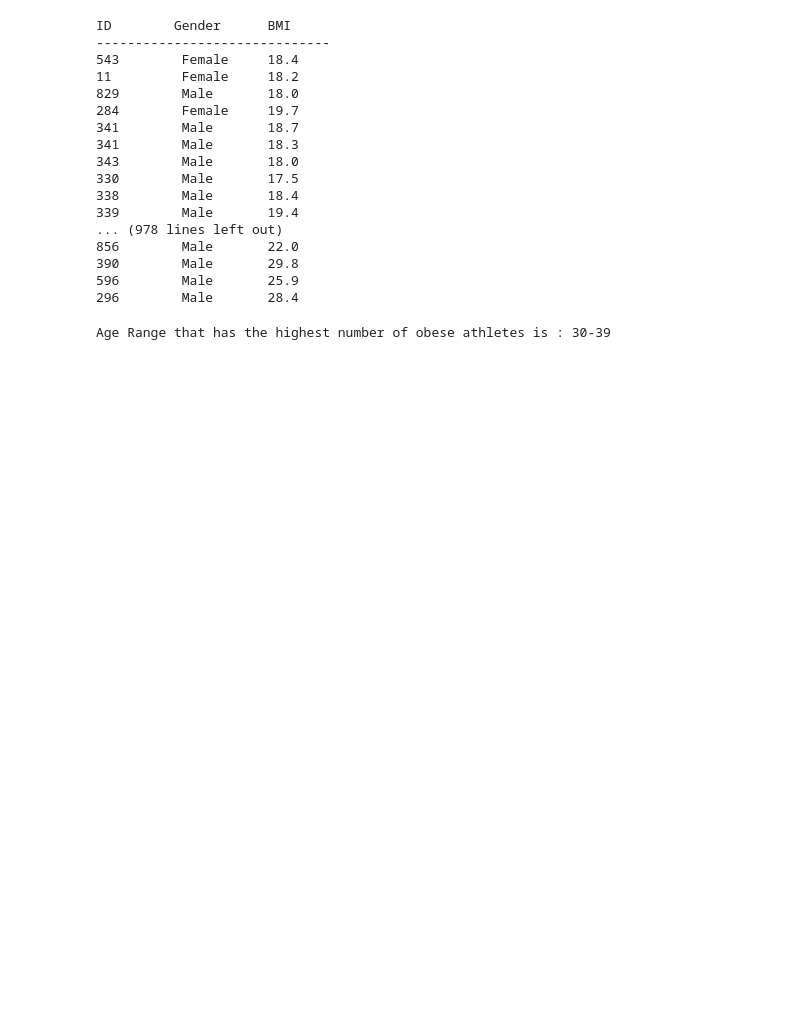
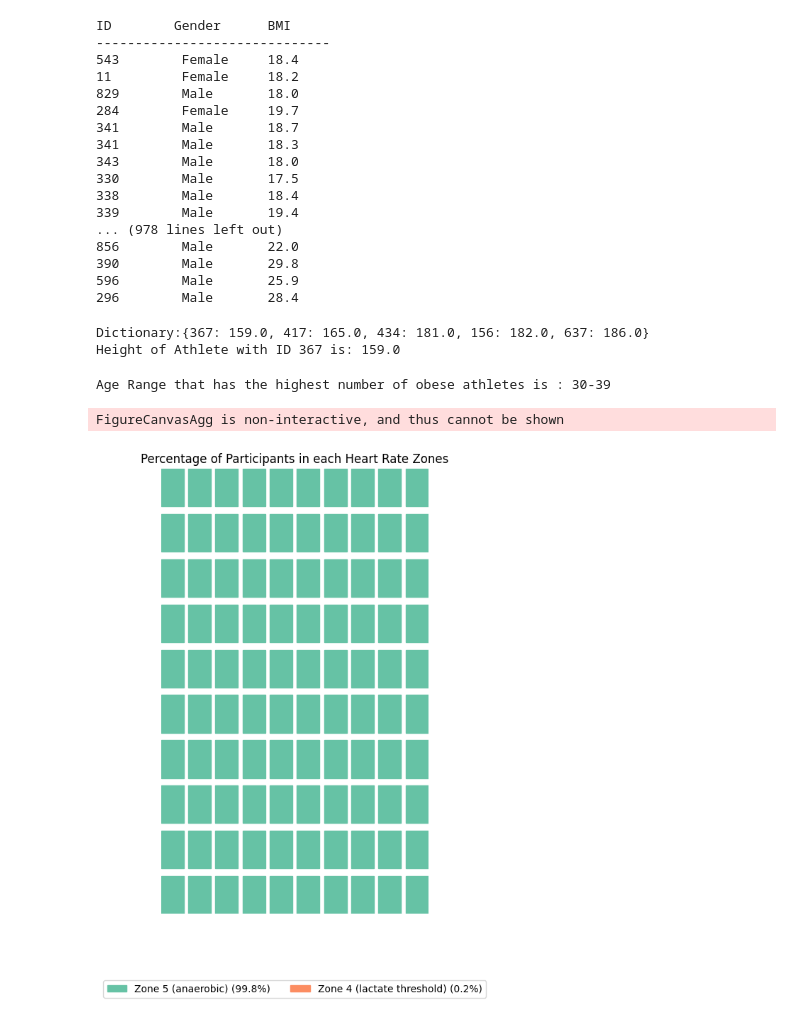
Before and after one commit to Chaithra-Git/Team7_LambdaLegends_PythonHackathon_APRIL25, a Jupyter notebook: chaithra_17-32.ipynb, the cells around one changed output. Cells and saved outputs as stored; diff of their text form; code cells hidden in the pictures; blank space fills up the shorter version.

```diff
--- a/chaithra_17-32.ipynb
+++ b/chaithra_17-32.ipynb
@@ -284,6 +285,26 @@ plot = px.sunburst(df_subject,
 )
 
 plot.show()
+# %%
+#Q28 -  Create a dictionary using any 5 random Athletes ID and their height. Access any one height using the Athlete ID with get() function.
+
+#Get 5 random athletes
+df_random_athletes = df_subject.sample(5)
+
+#Create a dictionary with ID as key and Height of athlete as value
+random_athletes_dict = dict(zip(df_random_athletes['ID'],df_random_athletes['Height']))
+
+#Get the ID of first athlete from dictionary
+random_athlete_id = list(random_athletes_dict.keys())[0]
+
+#Use get() to to access Height of thefirst athlete from dictionary
+random_athlete_height = random_athletes_dict.get(random_athlete_id)
+
+print(f"Dictionary:{random_athletes_dict}")
+print(f"Height of Athlete with ID {random_athlete_id} is: {random_athlete_height}")
+# %% [output]
+Dictionary:{367: 159.0, 417: 165.0, 434: 181.0, 156: 182.0, 637: 186.0}
+Height of Athlete with ID 367 is: 159.0
 # %%
 #Q29 - Find which age range has the highest number of obese athletes
 
@@ -299,3 +320,33 @@ max_age_range = age_range_counts.idxmax()
 print(f"Age Range that has the highest number of obese athletes is : {max_age_range}")
 # %% [output]
 Age Range that has the highest number of obese athletes is : 30-39
+# %%
+#Q.30 Create a waffle chart to show the percentage of participant in each HR zone. (followed by question 23)
+
+#Count the number of participants in each HR zone
+zone_counts = hr_zone['HR Zone'].value_counts()
+
+#Total Particpants
+total_participants = len(hr_zone)
+
+#Calculate the percentage of participants in each HR zone
+hr_zone_percentage = {zone: count/total_participants *100
+                      for zone,count in zone_counts.items()}
+
+#Display Waffle chart
+plot = plt.figure(
+    figsize=(12, 8),
+    FigureClass=Waffle,
+    rows=10,
+    values=hr_zone_percentage,
+    title={'label': 'Percentage of Participants in each Heart Rate Zones', 'loc': 'center'},
+    labels=[f"{k} ({v:.1f}%)" for k,v in hr_zone_percentage.items()],
+    legend={'loc': 'lower center', 'bbox_to_anchor': (0.5, -0.2), 'ncol': 3},
+    block_aspect_ratio=0.6,
+
+)
+
+plot.show()
+# %% [output]
+FigureCanvasAgg is non-interactive, and thus cannot be shown
+[figure, added]
```
Also changed, not shown: parts of 3 cells of this notebook.
